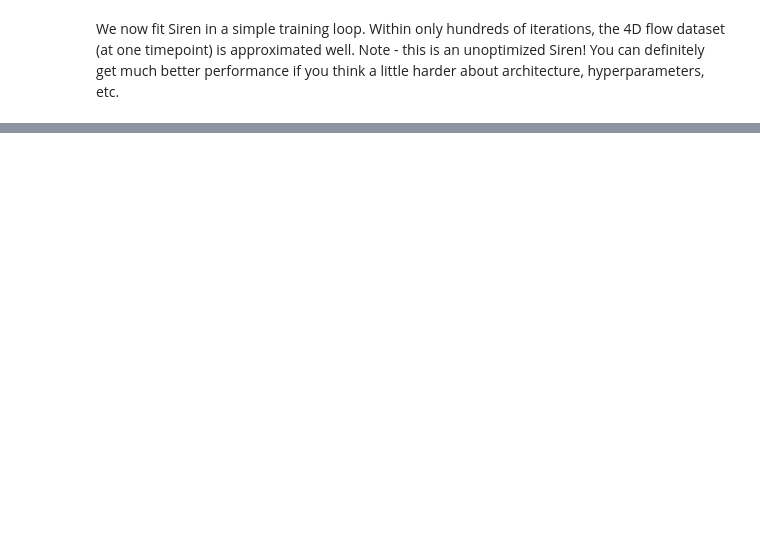
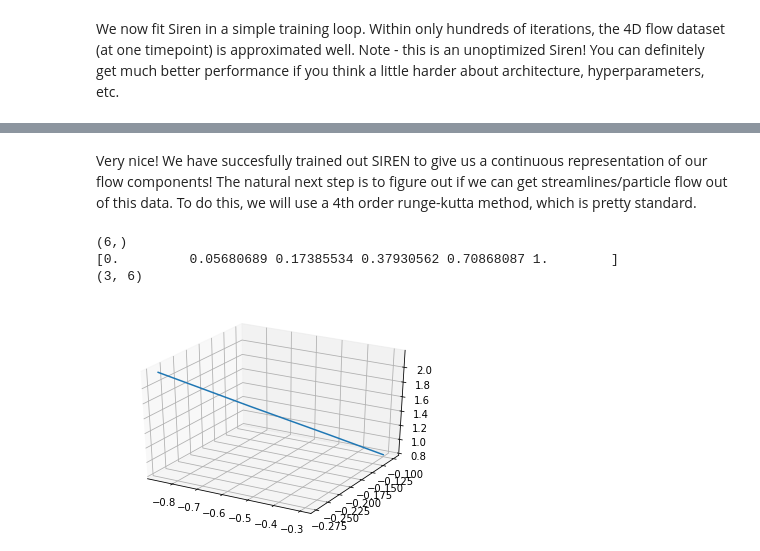
Before and after one commit to jonbmartin/siren_mri, a Jupyter notebook: explore_siren_4DF.ipynb, the cells around one changed output, grey strips where cells are left out. Cells and saved outputs as stored; diff of their text form; code cells hidden in the pictures; blank space fills up the shorter version.

```diff
--- a/explore_siren_4DF.ipynb
+++ b/explore_siren_4DF.ipynb
@@ -432,0 +512,38 @@ print("GIF created successfully in folder: ", folder_path)
+# %% [markdown]
+Very nice! We have succesfully trained out SIREN to give us a continuous representation of our flow components! The natural next step is to figure out if we can get streamlines/particle flow out of this data. To do this, we will use a 4th order runge-kutta method, which is pretty standard.
+# %%
+flow_fun = lambda t, y : y + img_siren()
+# %%
+def flow_fun(t, y):
+    # 'y' is the 3D position (3,) (x, y, z)
+    # 't' is  a scalar
+    yt = np.append(y, t)
+    yt = torch.from_numpy(yt).float().cuda()
+    yt = yt[None, None,:]
+    v, coords = img_siren(feature_transformer(yt)) # (u, v, w)
+    v = v.detach().cpu().numpy().squeeze()
+    y_prime = y + v
+    return y_prime
+# %%
+# just testing
+y = np.array([-0.3,-0.1,0.8])
+t= 0.
+
+y_prime = flow_fun(t,y)
+y_double_prime = flow_fun(0.001,y_prime)
+# %%
+# ok now actually use runge kutta to solve streamlines:
+output = solve_ivp(flow_fun,t_span=[0,1],y0=y, method='RK45')
+# %%
+print(np.shape(output.t))
+print(output.t)
+print(np.shape(output.y))
+fig = plt.figure()
+ax = plt.axes(projection='3d')
+ax.plot3D(output.y[0,:],output.y[1,:],output.y[2,:],)
+plt.show()
+# %% [output]
+(6,)
+[0.         0.05680689 0.17385534 0.37930562 0.70868087 1.        ]
+(3, 6)
+[figure, added]
```
Also changed, not shown: parts of 8 cells of this notebook, 1 other file.
